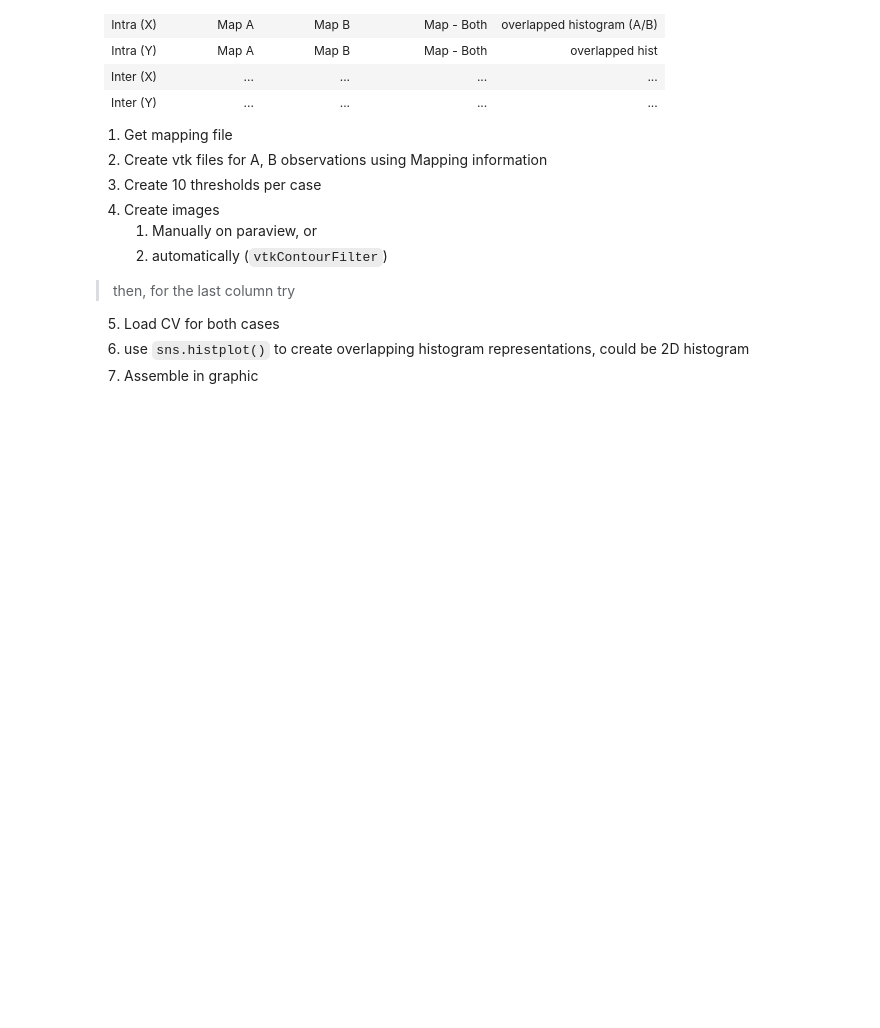
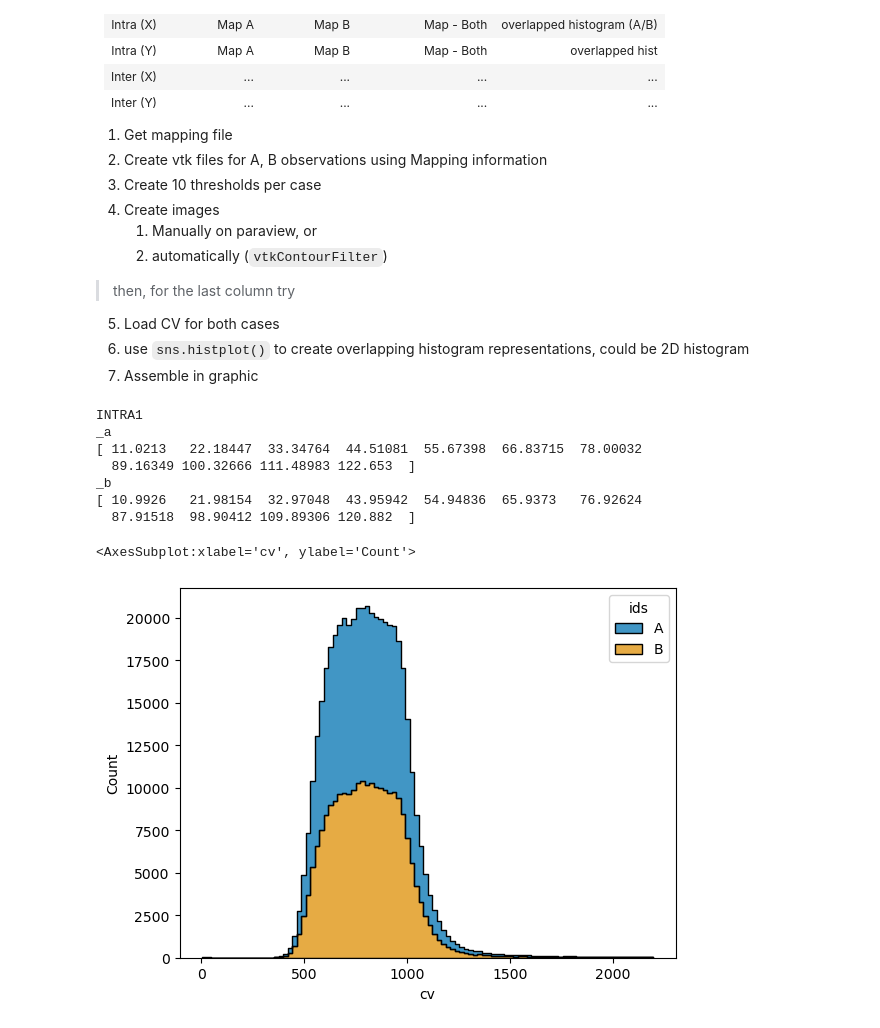
Before and after one commit to alonsoJASL/imatools, a Jupyter notebook: ipynb/sims_comparisons.ipynb, the cells around one changed output. Cells and saved outputs as stored; diff of their text form; code cells hidden in the pictures; blank space fills up the shorter version.

```diff
--- a/ipynb/sims_comparisons.ipynb
+++ b/ipynb/sims_comparisons.ipynb
@@ -420,0 +602,57 @@ intra_comparisons =
+# %%
+import vtk.util.numpy_support as vtknp
+
+def attach_scalars_to_vtk(vtk_name, lat_name, ishalf=True) :
+    lat_full = np.loadtxt(lat_name)
+    div_num = 2 if ishalf else 1
+    n = int(len(lat_full)/div_num)
+
+    lat = lat_full[0:(n-1)]
+
+    msh = vtku.readVtk(vtk_name)
+    msh.GetPointData().SetScalars(vtknp.numpy_to_vtk(lat))
+
+    return msh, lat
+
+save_output = False
+
+vis_dir = iou.fullfile(base_dir, '012_visualisations')
+modes = ['INTRA', 'INTER']
+ex = ['0', '1']
+_a = 'A'
+_b = 'B'
+
+cv = 'lat_1.gradmag.dat'
+lat = 'LAT_RSPV_1.dat'
+vtk_name = 'fibre_1_endo.vtk'
+
+mx = 1
+x  = 1
+
+vis_comp_dir = iou.fullfile(vis_dir, modes[mx] + ex[x])
+
+obs_a = iou.fullfile(vis_comp_dir, _a)
+obs_b = iou.fullfile(vis_comp_dir, _b)
+
+msh_a, lat_a = attach_scalars_to_vtk(iou.fullfile(obs_a, vtk_name), iou.fullfile(obs_a, lat))
+msh_b, lat_b = attach_scalars_to_vtk(iou.fullfile(obs_b, vtk_name), iou.fullfile(obs_b, lat))
+
+if save_output :
+    vtku.writeVtk(msh_a, vis_comp_dir, _a)
+    vtku.writeVtk(msh_b, vis_comp_dir, _b)
+
+print(modes[mx] + ex[x])
+print('_a')
+print(np.linspace(np.min(lat_a), np.max(lat_a), 11))
+print('_b')
+print(np.linspace(np.min(lat_b), np.max(lat_b), 11))
+# %% [output]
+INTRA1
+_a
+[ 11.0213   22.18447  33.34764  44.51081  55.67398  66.83715  78.00032
+  89.16349 100.32666 111.48983 122.653  ]
+_b
+[ 10.9926   21.98154  32.97048  43.95942  54.94836  65.9373   76.92624
+  87.91518  98.90412 109.89306 120.882  ]
+<AxesSubplot:xlabel='cv', ylabel='Count'>
+[figure, added]
```
Also changed, not shown: parts of 17 cells of this notebook, 1 other file.
